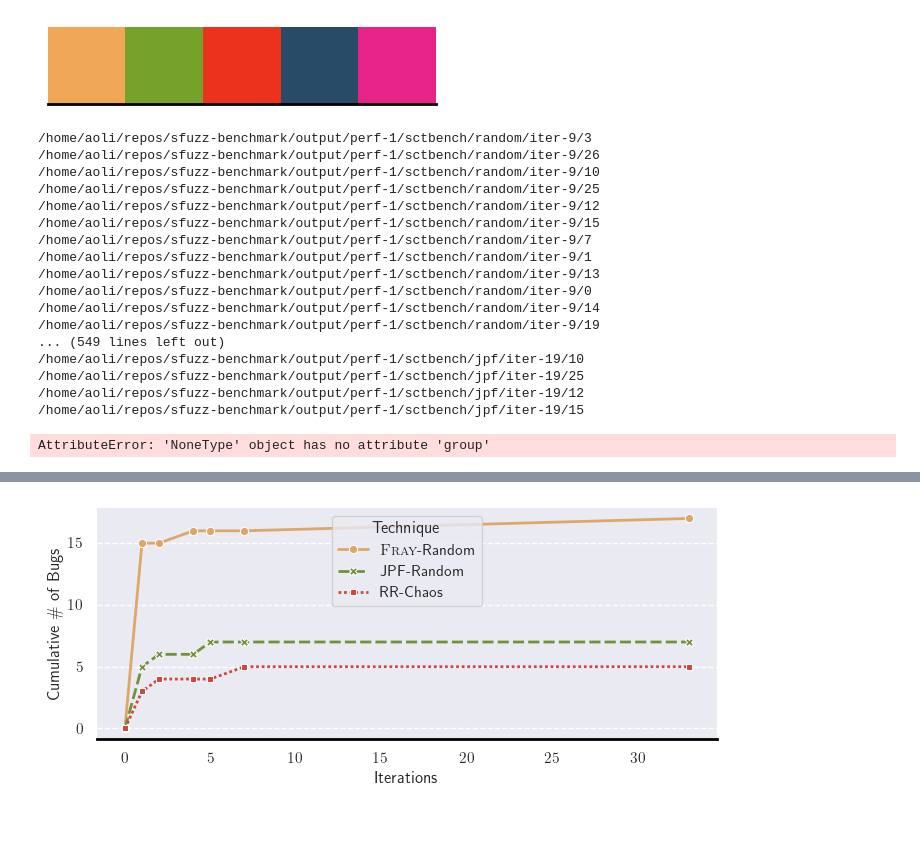
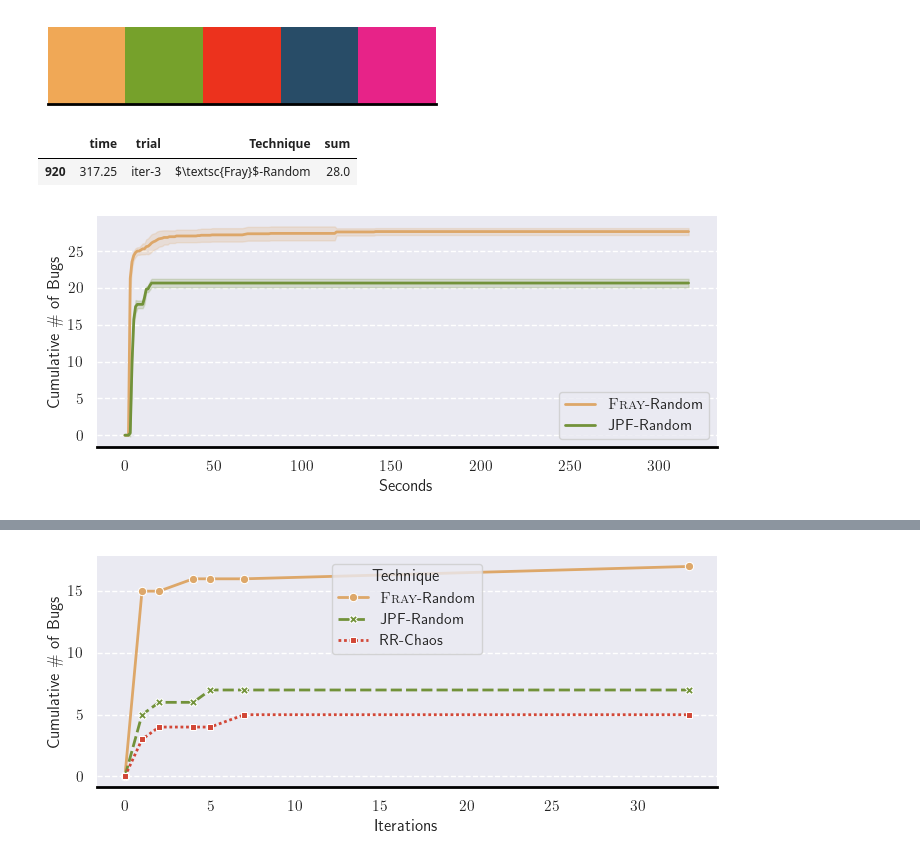
Before and after one commit to cmu-pasta/fray-benchmark, a Jupyter notebook: fray_benchmark/visualizer/playground.ipynb, the cells around one changed output, grey strips where cells are left out. Cells and saved outputs as stored; diff of their text form; code cells hidden in the pictures; blank space fills up the shorter version.

```diff
--- a/fray_benchmark/visualizer/playground.ipynb
+++ b/fray_benchmark/visualizer/playground.ipynb
@@ -6,27 +6,12 @@ paper_path = "/home/aoli/repos/fray-paper/figs"
 # %% [output]
 [figure]
 # %%
-suite = BenchmarkSuite("/home/aoli/repos/sfuzz-benchmark/output/perf-1/sctbench")
+suite = BenchmarkSuite("/home/aoli/repos/fray-benchmark/output/perf-1/sctbench")
 # display(suite.to_aggregated_dataframe())
 ax = suite.to_aggregated_fig("time")
 # fig = ax.get_figure()
 # fig.savefig(f"{paper_path}/sctbench-time.pdf", bbox_inches='tight')
 # %% [output]
-/home/aoli/repos/sfuzz-benchmark/output/perf-1/sctbench/random/iter-9/3
-/home/aoli/repos/sfuzz-benchmark/output/perf-1/sctbench/random/iter-9/26
-/home/aoli/repos/sfuzz-benchmark/output/perf-1/sctbench/random/iter-9/10
-/home/aoli/repos/sfuzz-benchmark/output/perf-1/sctbench/random/iter-9/25
-/home/aoli/repos/sfuzz-benchmark/output/perf-1/sctbench/random/iter-9/12
-/home/aoli/repos/sfuzz-benchmark/output/perf-1/sctbench/random/iter-9/15
-/home/aoli/repos/sfuzz-benchmark/output/perf-1/sctbench/random/iter-9/7
-/home/aoli/repos/sfuzz-benchmark/output/perf-1/sctbench/random/iter-9/1
-/home/aoli/repos/sfuzz-benchmark/output/perf-1/sctbench/random/iter-9/13
-/home/aoli/repos/sfuzz-benchmark/output/perf-1/sctbench/random/iter-9/0
-/home/aoli/repos/sfuzz-benchmark/output/perf-1/sctbench/random/iter-9/14
-/home/aoli/repos/sfuzz-benchmark/output/perf-1/sctbench/random/iter-9/19
-... (549 lines left out)
-/home/aoli/repos/sfuzz-benchmark/output/perf-1/sctbench/jpf/iter-19/10
-/home/aoli/repos/sfuzz-benchmark/output/perf-1/sctbench/jpf/iter-19/25
-/home/aoli/repos/sfuzz-benchmark/output/perf-1/sctbench/jpf/iter-19/12
-/home/aoli/repos/sfuzz-benchmark/output/perf-1/sctbench/jpf/iter-19/15
-AttributeError: 'NoneType' object has no attribute 'group'
+|  | time | trial | Technique | sum |
+| 920 | 317.25 | iter-3 | $\textsc{Fray}$-Random | 28.0 |
+[figure, added]
```
Also changed, not shown: parts of 8 cells of this notebook, 5 other files.
